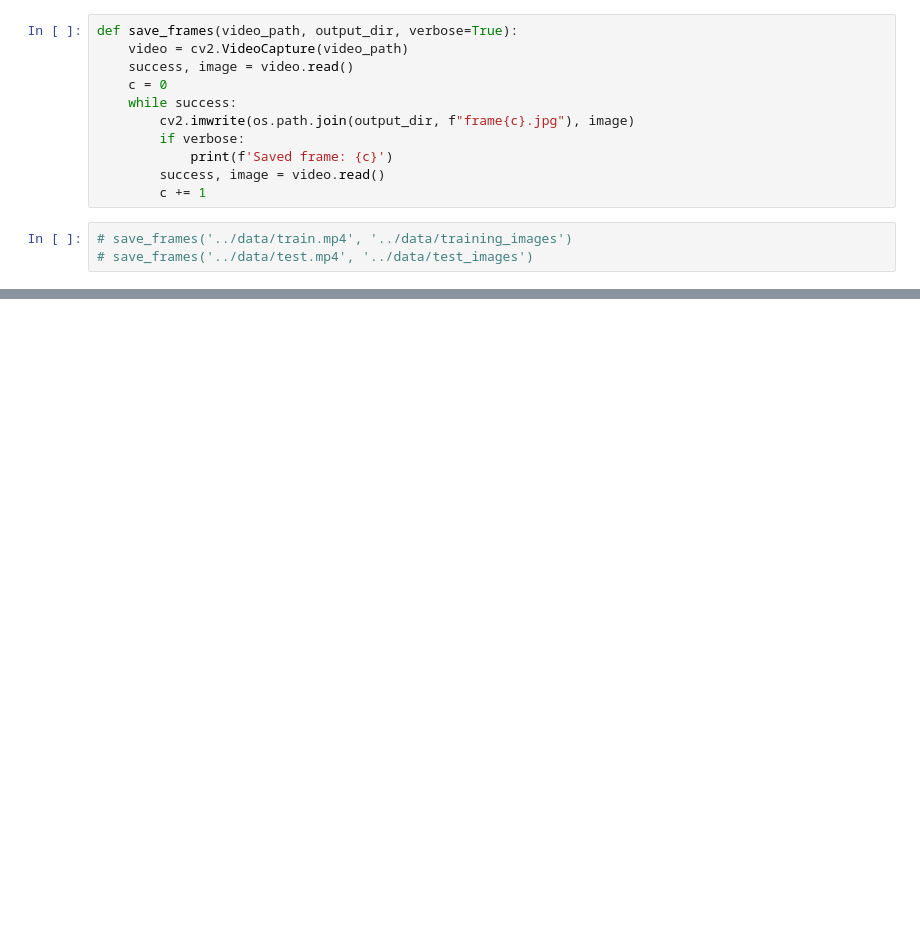
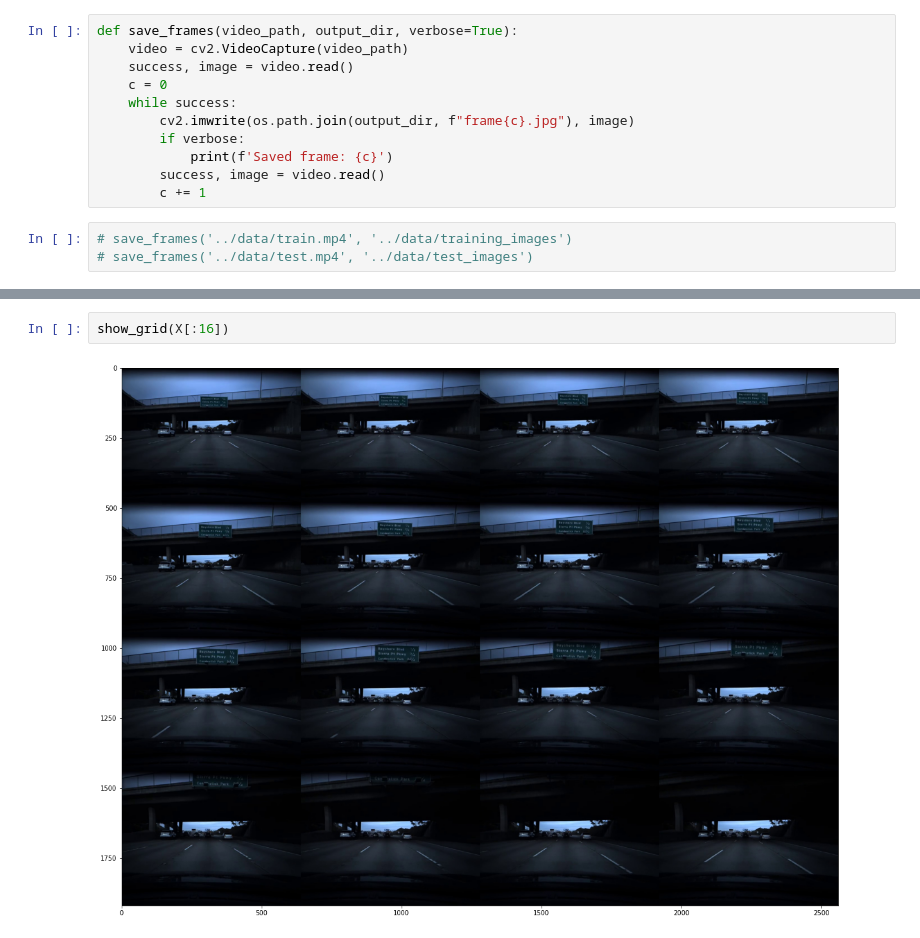
Before and after one commit to ryansdowning/speedchallenge, a Jupyter notebook: notebooks/eda.ipynb, the cells around one changed output, grey strips where cells are left out. Saved outputs shown, nothing was run; the diff lists cells and outputs as text; blank space fills up the shorter version.

```diff
--- a/notebooks/eda.ipynb
+++ b/notebooks/eda.ipynb
@@ -31,0 +84,4 @@ cv2.imread(os.path.join('../data/training_images', f'frame{0}.jpg'), cv2.IMREAD_
+# %%
+show_grid(X[:16])
+# %% [output]
+[figure, added]
```
Also changed, not shown: parts of 10 cells of this notebook, 2 other files.
